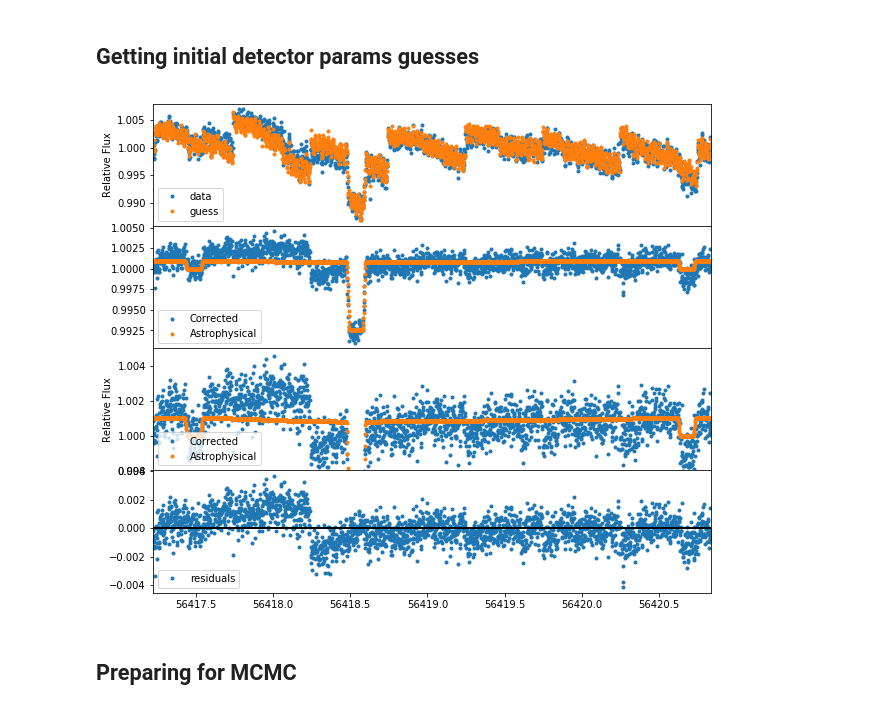
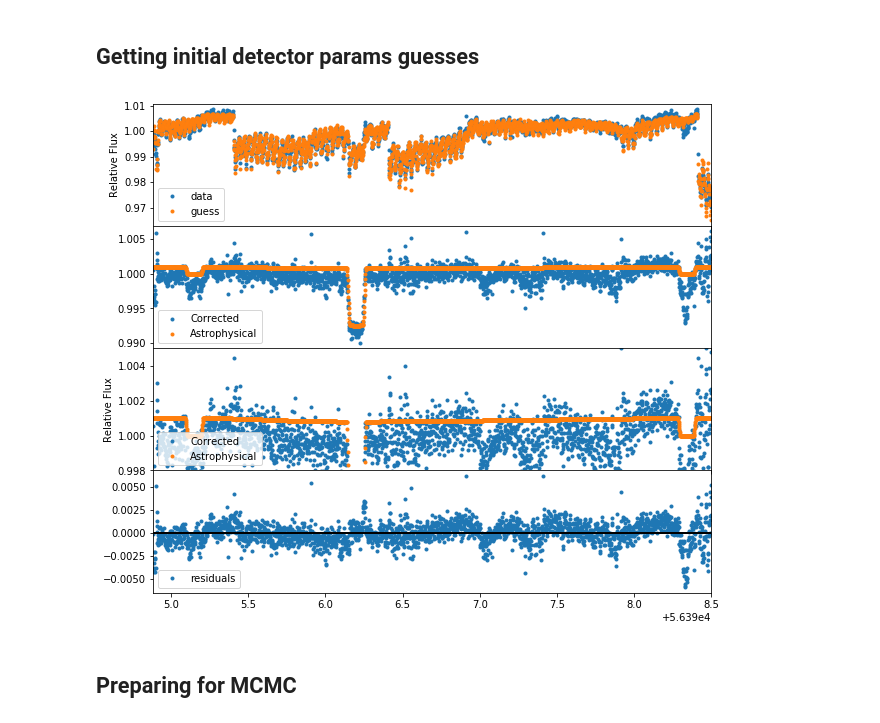
Before and after one commit to lisadang27/SPCA, a Jupyter notebook: notebooks/MCMC_Poly.ipynb, the cells around one changed output. Drawn from its saved outputs; the diff is of its cells as text; code cells hidden in the pictures.

```diff
--- a/notebooks/MCMC_Poly.ipynb
+++ b/notebooks/MCMC_Poly.ipynb
@@ -177,14 +177,17 @@ if user=='Taylor':
 # %%
 if user == 'Lisa':
     planet   = 'XO-3b'                         # Name of the planet
-    channel  = 'ch2'                           # Spitzer channel
-    mode     = 'Poly2_v1_eccent'               # Detector model and Phase variation order
-    phoption = '4umFixedCenterCircular3_75'    # photometry option
+    channel  = 'ch1'                           # Spitzer channel
+    mode     = 'Poly2_v1_eccent_psfw'          # Detector model and Phase variation order
+    if channel == 'ch1':
+        phoption = '3umFixedCenterCircular6_25'# photometry option
+    else:
+        phoption = '4umFixedCenterCircular3_75'# photometry option
     nFrames  = 64                              # number of frames per binned data point
     initializeWithOld = False                  # initial with previous mcmc results
     runMCMC = True                             # whether to run MCMC or just load-in past results
-    nBurnInSteps = 3e4                         # number of steps to use for each mcmc burn-in
-    nProductionSteps = 6e4                     # number of steps to use with mcmc production run
+    nBurnInSteps = 3e5                         # number of steps to use for each mcmc burn-in
+    nProductionSteps = 6e5                     # number of steps to use with mcmc production run
 
     # Master path
     mainpath   = '/volumes/Seagate Expansion Drive/Research/XO-3b/'
@@ -381,35 +404,35 @@ detec_guess = detecfunc((xdata, ydata, mode), *p0_deval)
 resid       = resid/detec_guess
 
 # replace p0 with new detector coefficient values
 for i in range(len(p0_detec)):
     index = np.where(np.in1d(p0_labels,p0_detec[i]))
     p0[index] = p0_deval[i]
     mystr = 'p0_obj.' + p0_detec[i] + '=' + str(p0_deval[i])
     exec(mystr)
 
 if 'psfw' in mode:
     # get initial guess for psfw model
     p0_psval, _ = scipy.optimize.curve_fit(psfwifunc, (psfxw, psfyw), resid, p0_psval)
     psfwi_guess = psfwifunc((psfxw, psfxw), *p0_psval)
     resid       = resid/psfwi_guess
 
-    for i in range(len(p0_detec)):
+    for i in range(len(p0_psfwi)):
         index = np.where(np.in1d(p0_labels,p0_psfwi[i]))
         p0[index] = p0_psval[i]
         mystr = 'p0_obj.' + p0_psfwi[i] + '=' + str(p0_psval[i])
         exec(mystr)
 else:
     psfwi_guess = psfwifunc((psfxw, psfxw))
 
 # initial guess
 signa_guess = signalfunc(time, xdata, ydata, psfxw,
                          psfyw, mode, *p0_signal)
 
 # plot detector initial guess
 make_plots.plot_init_guess(time, flux, signa_guess, astro_guess,
                            detec_guess, psfwi_guess, savepath)
 # %% [output]
-[figure, old version]
+[figure, new version]
 # %% [markdown]
 ## Preparing for MCMC
 # %%
```
Also changed, not shown: parts of 13 cells of this notebook, 6 other files.
